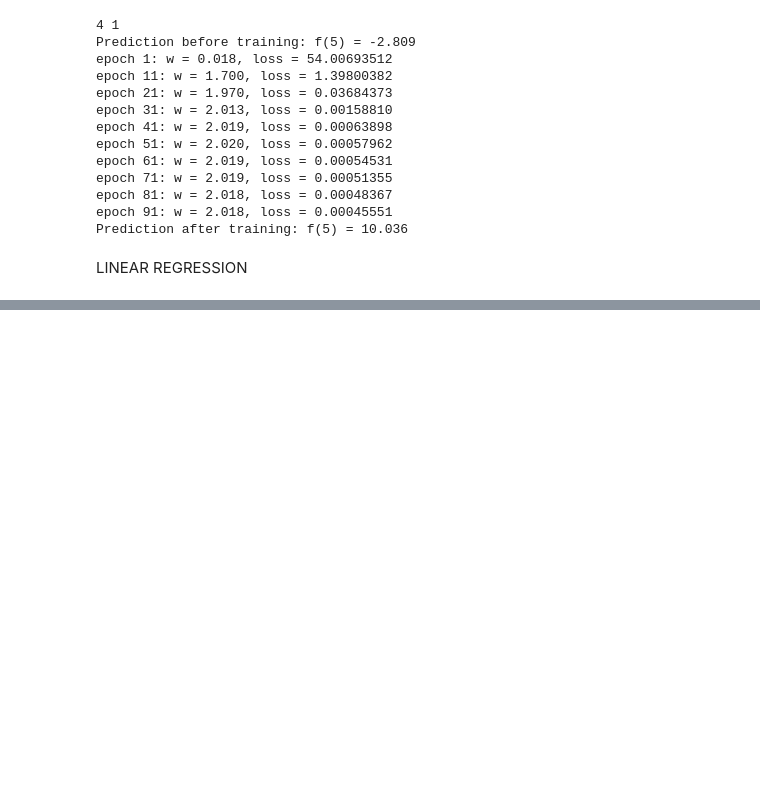
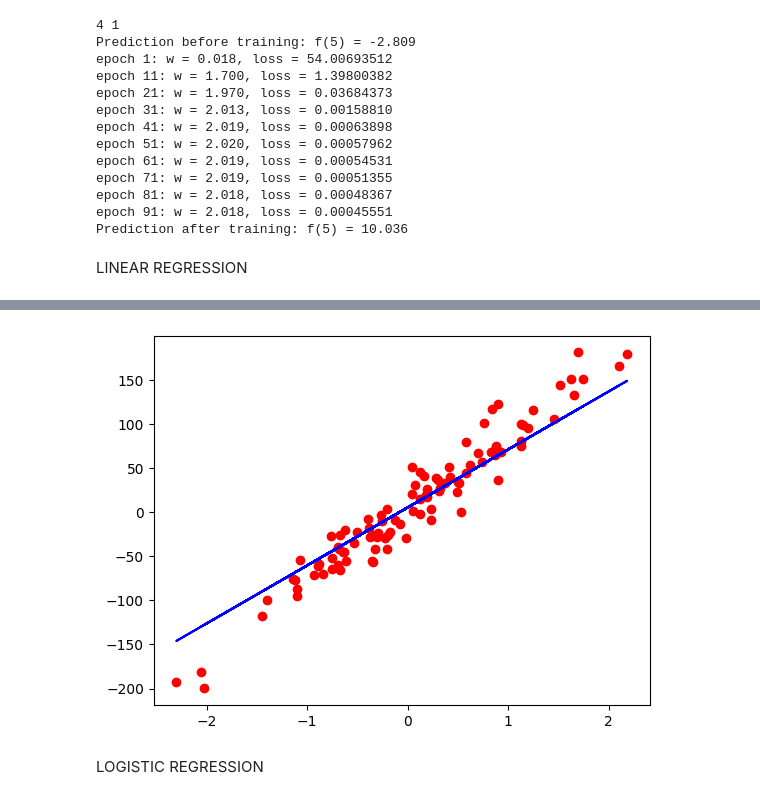
Before and after one commit to luisp96/pytorch_essentials, a Jupyter notebook: pytorch_tutorial.ipynb, the cells around one changed output, grey strips where cells are left out. Cells and saved outputs as stored; diff of their text form; code cells hidden in the pictures; blank space fills up the shorter version.

```diff
--- a/pytorch_tutorial.ipynb
+++ b/pytorch_tutorial.ipynb
@@ -491,3 +491,53 @@ epoch 91: w = 2.018, loss = 0.00045551
 Prediction after training: f(5) = 10.036
 # %% [markdown]
 LINEAR REGRESSION
+# %%
+# 1) Design model (input, output size, forward pass)
+# 2) Construct loss and optimizer
+# 3) Training loop
+#  - forward pass: compute prediction and loss
+#  - backward pass: gradients
+#  - update weights
+import torch
+import torch.nn as nn
+import numpy as np
+from sklearn import datasets
+import matplotlib.pyplot as plt
+
+# 0) Prepare data
+x_numpy, y_numpy = datasets.make_regression(n_samples=100, n_features=1, noise=20, random_state=1)
+x = torch.from_numpy(x_numpy.astype(np.float32))
+y = torch.from_numpy(y_numpy.astype(np.float32))
+# reshape the tensor to a column vector
+y = y.view(y.shape[0], 1)
+
+n_samples, n_features = x.shape
+# 1) model design
+input_size = n_features
+output_size = 1
+model = nn.Linear(input_size, output_size)
+
+# 2) define loss and optimizer
+learning_rate = 0.01
+criterion = nn.MSELoss()
+optimizer = torch.optim.SGD(model.parameters(), lr=learning_rate)
+# 3) training loop
+num_epochs = 100
+for epoch in range(num_epochs):
+    # forward pass and loss
+    y_predicted = model(x)
+    loss = criterion(y_predicted, y)
+    # backward pass (backpropagation) i.e. calculation of the derivatives
+    loss.backward()
+    # update the weights
+    optimizer.step() # updates the weights. The w is already in the optimizer, so no need to call w.grad to calculate the new weights
+    optimizer.zero_grad() # empty out the gradients before the next iterations. Otherwise, the backward function will sum up the gradients into the .grad attribute(.grad is internal to the optimizer in this case)
+    if (epoch + 1) % 10 == 0:
+        print(f'epoch: {epoch + 1}, loss: {loss.item():.4f}')
+
+#plot
+predicted = model(x).detach() # the detach disables the tensor from being tracked on the computational graph
+plt.plot(x_numpy, y_numpy, 'ro')
+plt.plot(x_numpy, predicted, 'b')
+plt.show()
+# %% [output]
@@ -493,0 +554,3 @@ LINEAR REGRESSION
+[figure, added]
+# %% [markdown]
+LOGISTIC REGRESSION
```
Also changed, not shown: parts of 2 cells of this notebook.
